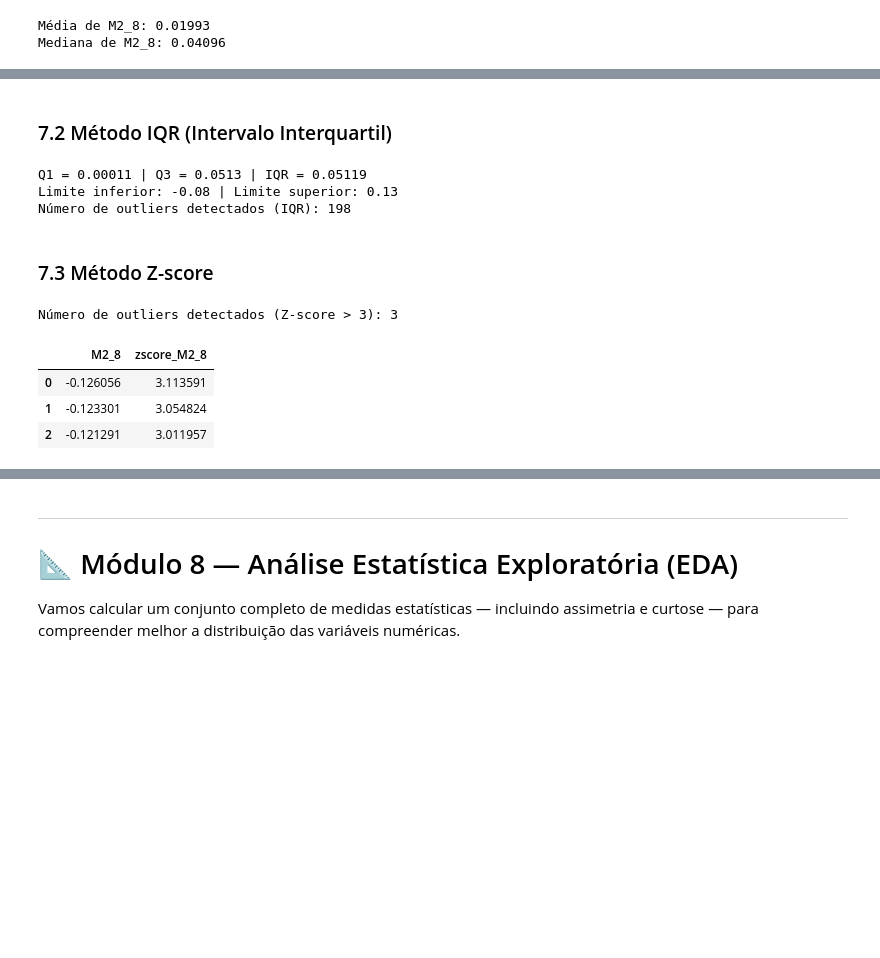
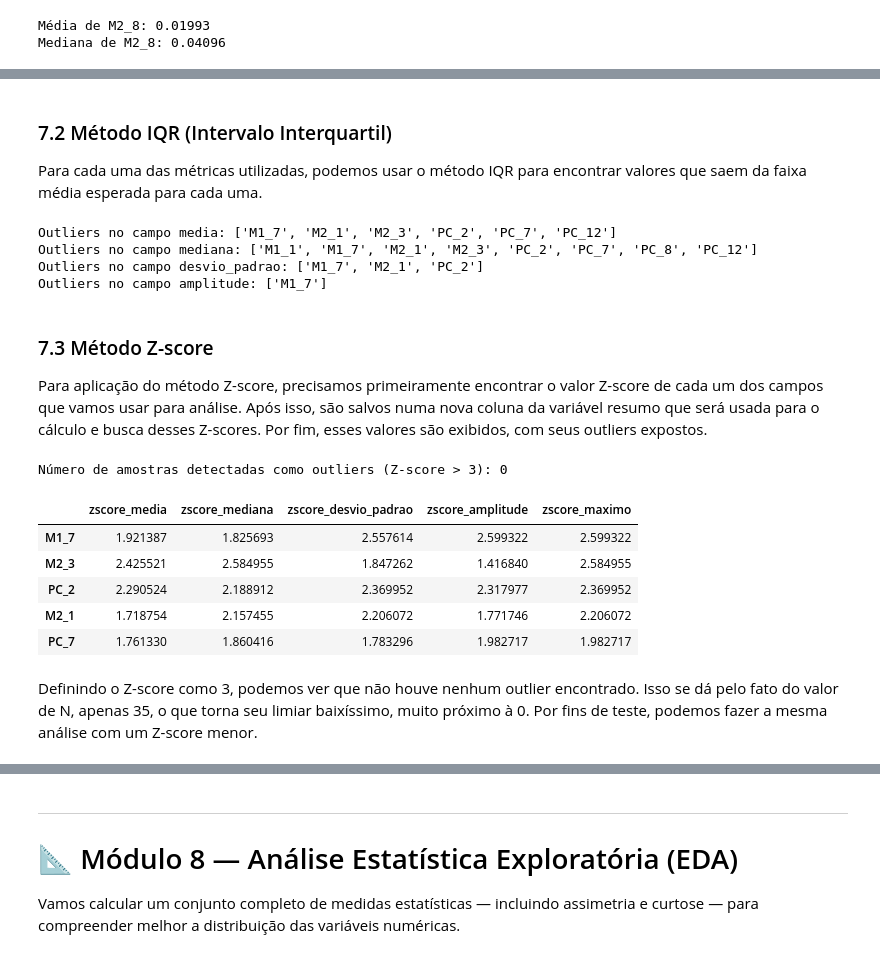
Before and after one commit to Juan-Vyctor/IA, a Jupyter notebook: atividade1/analise_espectros.ipynb, the cells around one changed output, grey strips where cells are left out. Saved outputs shown, nothing was run; the diff lists cells and outputs as text; code cells hidden in the pictures; blank space fills up the shorter version.

```diff
--- a/atividade1/analise_espectros.ipynb
+++ b/atividade1/analise_espectros.ipynb
@@ -450,0 +448,5 @@ plt.show()
+# %%
+metricas = ["media", "mediana", "desvio_padrao", "amplitude"]
+
+resumo["grupo"] = resumo.index.str.split("_").str[0]
+resumo
@@ -451,33 +471,51 @@ plt.show()
 # %% [markdown]
 ### 7.2 Método IQR (Intervalo Interquartil)
+Para cada uma das métricas utilizadas, podemos usar o método IQR para encontrar valores que saem da faixa média esperada para cada uma.
 # %%
-Q1 = dataframe_limpo["M2_8"].quantile(0.25).round(5)
-Q3 = dataframe_limpo["M2_8"].quantile(0.75).round(5)
-IQR = Q3 - Q1
+# variável usada num passo futuro
+resumo["vezes_iqr"] = 0
 
-limite_inferior = Q1 - 1.5 * IQR
-limite_superior = Q3 + 1.5 * IQR
+for metrica in metricas:
+    Q1 = resumo[metrica].quantile(0.25)
+    Q3 = resumo[metrica].quantile(0.75)
+    IQR = Q3 - Q1
 
-outliers_iqr = dataframe_limpo[(dataframe_limpo["M2_8"] < limite_inferior) | (dataframe_limpo["M2_8"] > limite_superior)]
+    limite_inferior = Q1 - 1.5 * IQR
+    limite_superior = Q3 + 1.5 * IQR
 
-print(f"Q1 = {Q1} | Q3 = {Q3} | IQR = {IQR}")
-print(f"Limite inferior: {limite_inferior:.2f} | Limite superior: {limite_superior:.2f}")
-print(f"Número de outliers detectados (IQR): {len(outliers_iqr)}")
+    # como os nomes das colunas são diferentes, cata elas por isso aqui
+    fora = resumo.index[(resumo[metrica] < limite_inferior) | (resumo[metrica] > limite_superior)]
+    resumo.loc[fora, "vezes_iqr"] += 1
+
+    print(f"Outliers no campo {metrica}: {list(fora)}")
 # %% [output]
-Q1 = 0.00011 | Q3 = 0.0513 | IQR = 0.05119
-Limite inferior: -0.08 | Limite superior: 0.13
-Número de outliers detectados (IQR): 198
+Outliers no campo media: ['M1_7', 'M2_1', 'M2_3', 'PC_2', 'PC_7', 'PC_12']
+Outliers no campo mediana: ['M1_1', 'M1_7', 'M2_1', 'M2_3', 'PC_2', 'PC_7', 'PC_8', 'PC_12']
+Outliers no campo desvio_padrao: ['M1_7', 'M2_1', 'PC_2']
+Outliers no campo amplitude: ['M1_7']
 # %% [markdown]
 ### 7.3 Método Z-score
+Para aplicação do método Z-score, precisamos primeiramente encontrar o valor Z-score de cada um dos campos que vamos usar para análise. Após isso, são salvos numa nova coluna da variável resumo que será usada para o cálculo e busca desses Z-scores. Por fim, esses valores são exibidos, com seus outliers expostos.
 # %%
-dataframe_limpo["zscore_M2_8"] = np.abs(stats.zscore(dataframe_limpo["M2_8"]))
-outliers_zscore = dataframe_limpo[dataframe_limpo["zscore_M2_8"] > 3]
+colunas_zscore = []
 
-print(f"Número de outliers detectados (Z-score > 3): {len(outliers_zscore)}")
-outliers_zscore[["M2_8", "zscore_M2_8"]].sort_values("zscore_M2_8", ascending=False).head()
+for metrica in metricas :
+    resumo["zscore_" + metrica] = np.abs(stats.zscore(resumo[metrica]))
+    colunas_zscore.append("zscore_" + metrica)
+
+resumo["zscore_maximo"] = resumo[colunas_zscore].max(axis=1)
+
+outliers_zscore = resumo[resumo["zscore_maximo"] > 3]
+
+print(f"Número de amostras detectadas como outliers (Z-score > 3): {len(outliers_zscore)}")
+resumo[colunas_zscore + ["zscore_maximo"]].sort_values("zscore_maximo", ascending=False).head()
 # %% [output]
-Número de outliers detectados (Z-score > 3): 3
+Número de amostras detectadas como outliers (Z-score > 3): 0
-|  | M2_8 | zscore_M2_8 |
-| 0 | -0.126056 | 3.113591 |
-| 1 | -0.123301 | 3.054824 |
-| 2 | -0.121291 | 3.011957 |
+|  | zscore_media | zscore_mediana | zscore_desvio_padrao | zscore_amplitude | zscore_maximo |
+| M1_7 | 1.921387 | 1.825693 | 2.557614 | 2.599322 | 2.599322 |
+| M2_3 | 2.425521 | 2.584955 | 1.847262 | 1.416840 | 2.584955 |
+| PC_2 | 2.290524 | 2.188912 | 2.369952 | 2.317977 | 2.369952 |
+| M2_1 | 1.718754 | 2.157455 | 2.206072 | 1.771746 | 2.206072 |
+| PC_7 | 1.761330 | 1.860416 | 1.783296 | 1.982717 | 1.982717 |
+# %% [markdown]
+Definindo o Z-score como 3, podemos ver que não houve nenhum outlier encontrado. Isso se dá pelo fato do valor de N, apenas 35, o que torna seu limiar baixíssimo, muito próximo à 0. Por fins de teste, podemos fazer a mesma análise com um Z-score menor.
```
Also changed, not shown: parts of 38 cells of this notebook.
